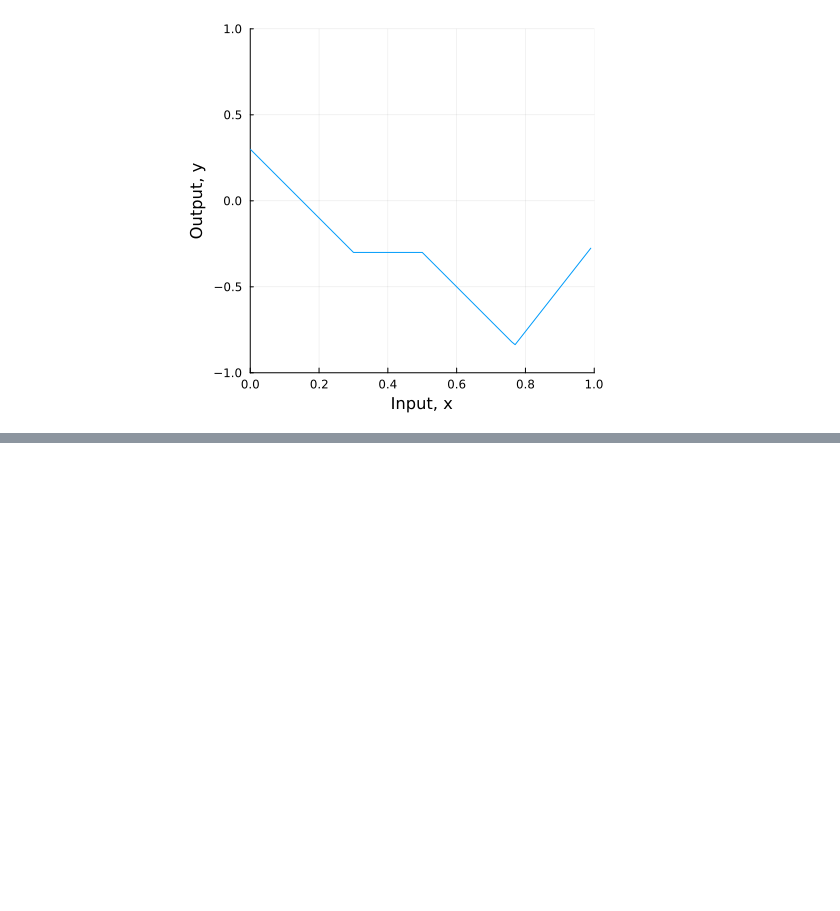
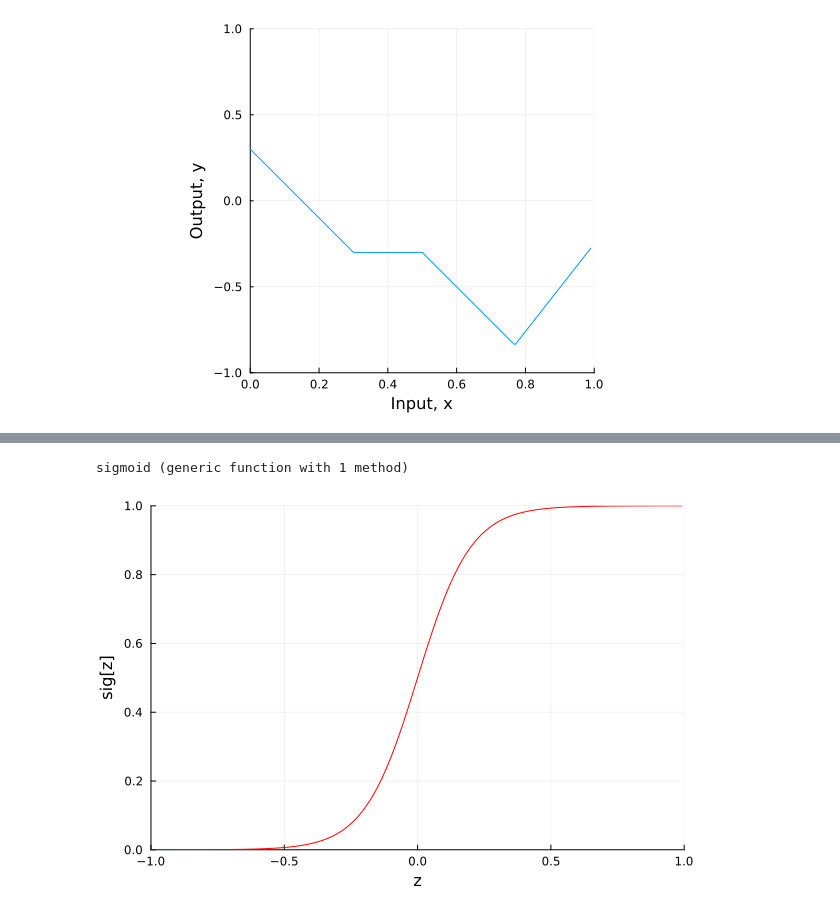
Before and after one commit to mirajcs/udl-julia, a Jupyter notebook: 3_4_Activation_Functions.ipynb, the cells around one changed output, grey strips where cells are left out. Cells and saved outputs as stored; diff of their text form; code cells hidden in the pictures; blank space fills up the shorter version.

```diff
--- a/3_4_Activation_Functions.ipynb
+++ b/3_4_Activation_Functions.ipynb
@@ -89,0 +95,17 @@ PlotNeural(x, y, Pre₁, Pre₂, Pre₃, Act₁, Act₂, Act₃, WAct₁, WAct
+# %%
+# Define the Sigmoid function
+function sigmoid(preactivation)
+    activation = 1.0 ./ (1.0 .+ exp.(-10 * preactivation))
+    return activation
+end
+# %% [output]
+sigmoid (generic function with 1 method)
+# %%
+# plot the sigmoid function
+z = -1:0.01:0.99
+sigZ = sigmoid(z)
+
+fig = plot(z, sigZ, color=:red, xlim=(-1,1), ylim=(0,1), xlabel="z", ylabel="sig[z]", legend=false)
+display(fig)
+# %% [output]
+[figure, added]
```
Also changed, not shown: parts of 5 cells of this notebook, 1 other file.
